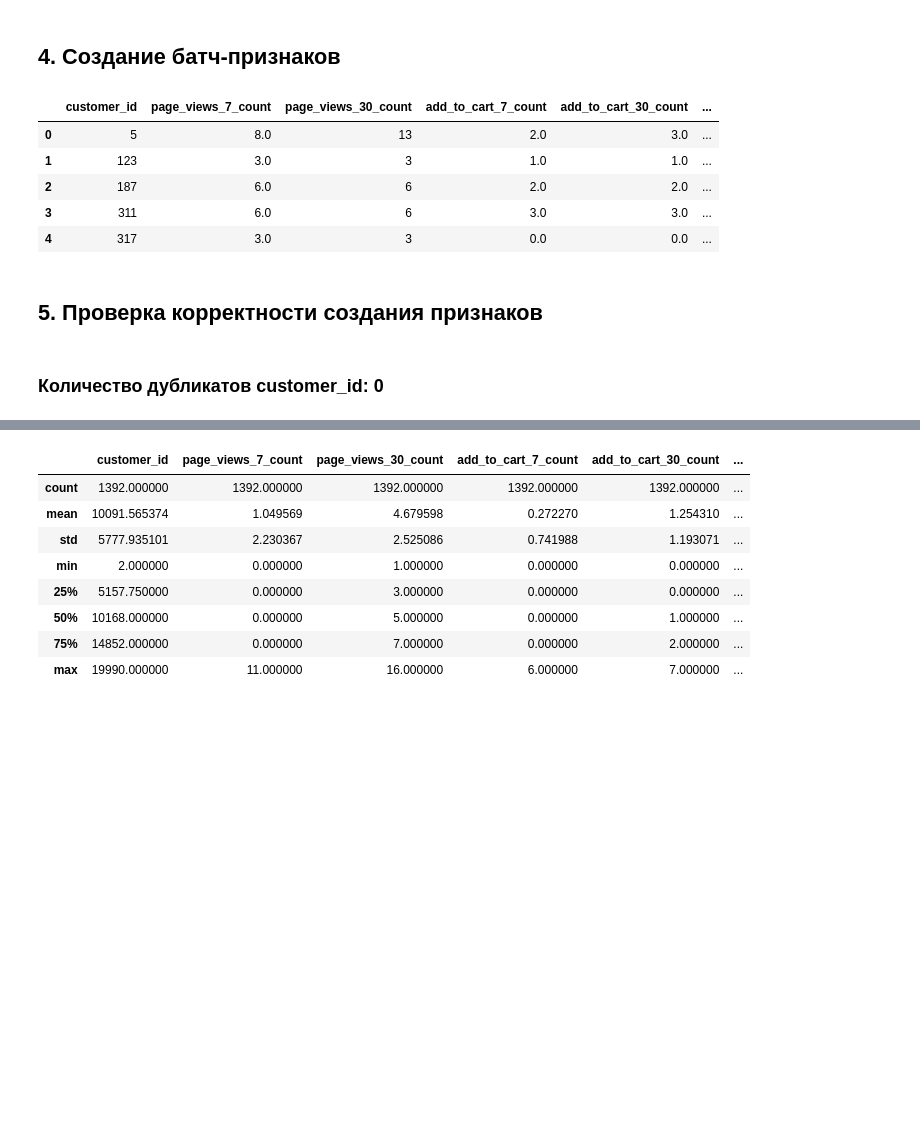
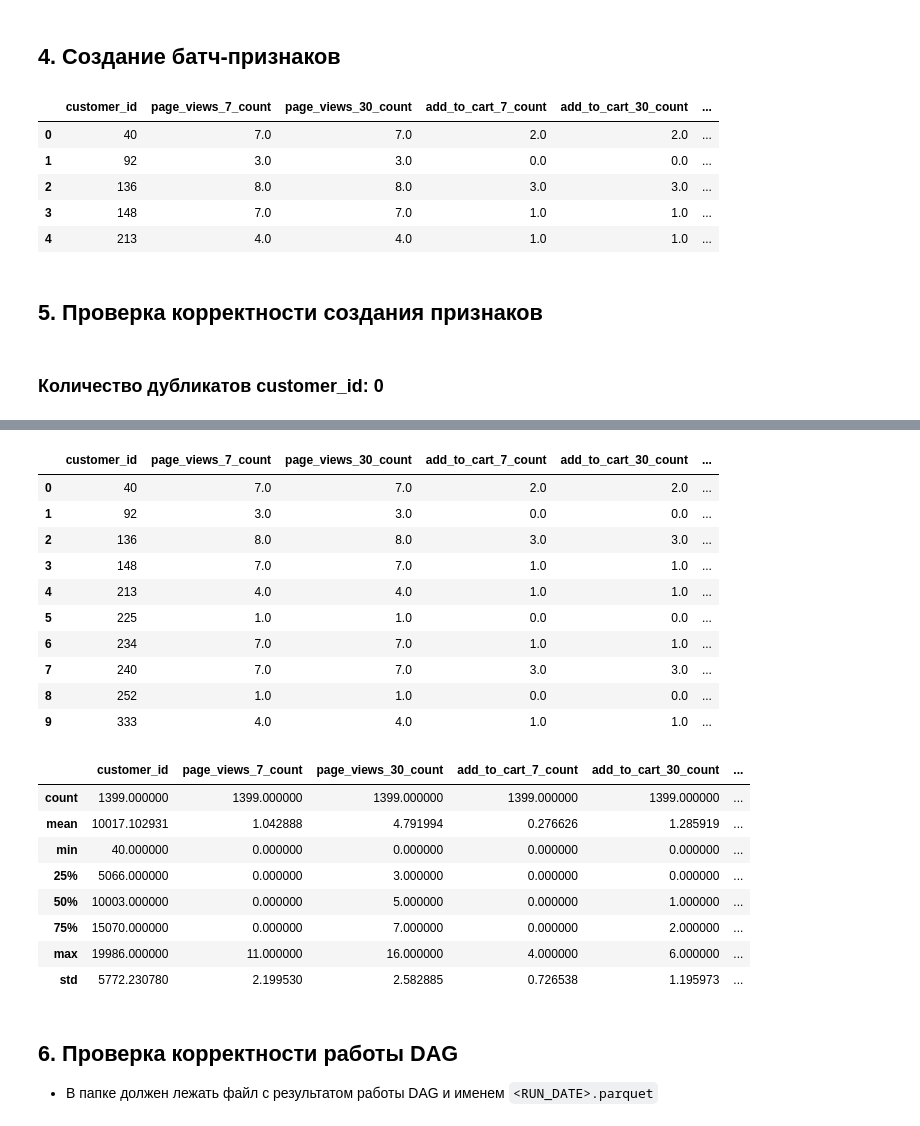
Before and after one commit to tvorogov-code/ds-yandex, a Jupyter notebook: notebooks/Проект спринта 19/Проект спринта 19.ipynb, the cells around one changed output, grey strips where cells are left out. Cells and saved outputs as stored; diff of their text form; code cells hidden in the pictures; blank space fills up the shorter version.

```diff
--- a/notebooks/Проект спринта 19/Проект спринта 19.ipynb
+++ b/notebooks/Проект спринта 19/Проект спринта 19.ipynb
@@ -26,9 +28,10 @@ from IPython.display import display, HTML, Markdown
 # %% [markdown]
 ### Определение констант
 # %%
-RUN_DATE = "2025-02-01"
+RUN_DATE = "2025-05-01"
 
-run_date = pd.to_datetime(RUN_DATE)
+logger = logging.getLogger(__name__)
+logger.setLevel(logging.INFO)
 # %% [markdown]
 ## 2. Загрузка параметров и соединение с БД
 # %%
@@ -44,6 +47,9 @@ connection_string = 'postgresql://{}:{}@{}:{}/{}'.format(
 
 # Создание пула соединений
 engine = create_engine(connection_string)
+
+def _get_db_engine():
+    return engine
 # %% [markdown]
 ## 3. Загрузка необработанных данных
 # %%
@@ -175,18 +189,27 @@ memory usage: 1.7+ MB
 # %%
 # Предобработка загруженных данных
 def preprocess(df_events, df_sessions, df_orders, df_customers):
+    df_customers['signup_date'] = pd.to_datetime(df_customers['signup_date'])
 
-    return df_events, df_sessions, df_orders, df_customers
+    return {"df_events": df_events,
+            "df_sessions": df_sessions,
+            "df_orders": df_orders,
+            "df_customers": df_customers}
+
 
 # Получение 7- и 30-дневных срезов
-def get_slices(run_date, df_events, df_sessions, df_orders, df_customers):
+def get_slices(run_date_s, df_events, df_sessions, df_orders, df_customers):
+    run_date = pd.Timestamp(run_date_s)
     df_dict = {}
 
     date_from_7 = run_date - pd.Timedelta(days=7)
     date_from_30 = run_date - pd.Timedelta(days=30)
 
-    if date_from_30 < df_events['timestamp'].min():
-        raise ValueError("Slice for this run_date is not available")
+    if df_events.empty:
+        raise ValueError(f"Пустой df_events для даты {run_date_s}")
+    if date_from_30 < df_events['timestamp'].min().normalize():
+        raise ValueError(f"30-дневный срез для этой даты недоступен " +
+                         f"({date_from_30} < {df_events['timestamp'].min().normalize()})")
 
     # Фильтруем df_customers, чтобы оставить только тех клиентов, которые зарегистрировались 30 и более дней назад
     df_customers_ids = df_customers[df_customers['signup_date'] <= date_from_30][['customer_id']]
@@ -217,11 +240,16 @@ def get_slices(run_date, df_events, df_sessions, df_orders, df_customers):
                                      (df_orders['order_time'] < run_date)]
                             .merge(df_customers_ids, on='customer_id', how='inner'))
 
+    for df in df_dict.values():
+        if df.empty:
+            raise ValueError(f"Пустой срез данных для даты {run_date_s}.")
+
     return df_dict
 
 # Создание батч-признаков
-def create_batch_features(df_dict):
+def create_batch_features(run_date_s, df_dict):
     df = {}
+    run_date = pd.Timestamp(run_date_s)
 
     df['page_views_7_count'] = (df_dict['events_7'][df_dict['events_7']['event_type'] == 'page_view']
                                 .groupby('customer_id')
@@ -300,22 +328,25 @@ def create_batch_features(df_dict):
     batch_features.fillna({'days_from_last_purchase': -1}, inplace=True)
     batch_features.fillna(0, inplace=True)
 
+    batch_features['run_date'] = run_date
+
     return batch_features.reset_index()
 
-df_batch = create_batch_features(get_slices(run_date, *preprocess(*load_data())))
+df_batch = create_batch_features(RUN_DATE, get_slices(RUN_DATE, **preprocess(**load_data_by_run_date(RUN_DATE))))
 display(df_batch.head())
 # %% [output]
 |  | customer_id | page_views_7_count | page_views_30_count | add_to_cart_7_count | add_to_cart_30_count | ... |
-| 0 | 5 | 8.0 | 13 | 2.0 | 3.0 | ... |
-| 1 | 123 | 3.0 | 3 | 1.0 | 1.0 | ... |
-| 2 | 187 | 6.0 | 6 | 2.0 | 2.0 | ... |
-| 3 | 311 | 6.0 | 6 | 3.0 | 3.0 | ... |
-| 4 | 317 | 3.0 | 3 | 0.0 | 0.0 | ... |
+| 0 | 40 | 7.0 | 7.0 | 2.0 | 2.0 | ... |
+| 1 | 92 | 3.0 | 3.0 | 0.0 | 0.0 | ... |
+| 2 | 136 | 8.0 | 8.0 | 3.0 | 3.0 | ... |
+| 3 | 148 | 7.0 | 7.0 | 1.0 | 1.0 | ... |
+| 4 | 213 | 4.0 | 4.0 | 1.0 | 1.0 | ... |
 # %% [markdown]
 ## 5. Проверка корректности создания признаков
 # %%
 display(HTML(f"<h3>Количество дубликатов customer_id: {df_batch['customer_id'].duplicated().sum()}</h3>"))
 df_batch.info()
+display(df_batch.head(10))
 df_batch.describe(include='all')
 # %% [output]
 Количество дубликатов customer_id: 0
@@ -339,9 +370,23 @@ memory usage: 195.9 KB
 |  | customer_id | page_views_7_count | page_views_30_count | add_to_cart_7_count | add_to_cart_30_count | ... |
-| count | 1392.000000 | 1392.000000 | 1392.000000 | 1392.000000 | 1392.000000 | ... |
-| mean | 10091.565374 | 1.049569 | 4.679598 | 0.272270 | 1.254310 | ... |
-| std | 5777.935101 | 2.230367 | 2.525086 | 0.741988 | 1.193071 | ... |
-| min | 2.000000 | 0.000000 | 1.000000 | 0.000000 | 0.000000 | ... |
-| 25% | 5157.750000 | 0.000000 | 3.000000 | 0.000000 | 0.000000 | ... |
-| 50% | 10168.000000 | 0.000000 | 5.000000 | 0.000000 | 1.000000 | ... |
-| 75% | 14852.000000 | 0.000000 | 7.000000 | 0.000000 | 2.000000 | ... |
-| max | 19990.000000 | 11.000000 | 16.000000 | 6.000000 | 7.000000 | ... |
+| 0 | 40 | 7.0 | 7.0 | 2.0 | 2.0 | ... |
+| 1 | 92 | 3.0 | 3.0 | 0.0 | 0.0 | ... |
+| 2 | 136 | 8.0 | 8.0 | 3.0 | 3.0 | ... |
+| 3 | 148 | 7.0 | 7.0 | 1.0 | 1.0 | ... |
+| 4 | 213 | 4.0 | 4.0 | 1.0 | 1.0 | ... |
+| 5 | 225 | 1.0 | 1.0 | 0.0 | 0.0 | ... |
+| 6 | 234 | 7.0 | 7.0 | 1.0 | 1.0 | ... |
+| 7 | 240 | 7.0 | 7.0 | 3.0 | 3.0 | ... |
+| 8 | 252 | 1.0 | 1.0 | 0.0 | 0.0 | ... |
+| 9 | 333 | 4.0 | 4.0 | 1.0 | 1.0 | ... |
+|  | customer_id | page_views_7_count | page_views_30_count | add_to_cart_7_count | add_to_cart_30_count | ... |
+| count | 1399.000000 | 1399.000000 | 1399.000000 | 1399.000000 | 1399.000000 | ... |
+| mean | 10017.102931 | 1.042888 | 4.791994 | 0.276626 | 1.285919 | ... |
+| min | 40.000000 | 0.000000 | 0.000000 | 0.000000 | 0.000000 | ... |
+| 25% | 5066.000000 | 0.000000 | 3.000000 | 0.000000 | 0.000000 | ... |
+| 50% | 10003.000000 | 0.000000 | 5.000000 | 0.000000 | 1.000000 | ... |
+| 75% | 15070.000000 | 0.000000 | 7.000000 | 0.000000 | 2.000000 | ... |
+| max | 19986.000000 | 11.000000 | 16.000000 | 4.000000 | 6.000000 | ... |
+| std | 5772.230780 | 2.199530 | 2.582885 | 0.726538 | 1.195973 | ... |
+# %% [markdown]
+## 6. Проверка корректности работы DAG
+- В папке должен лежать файл с результатом работы DAG и именем `<RUN_DATE>.parquet`
```
Also changed, not shown: parts of 6 cells of this notebook, 6 other files.
